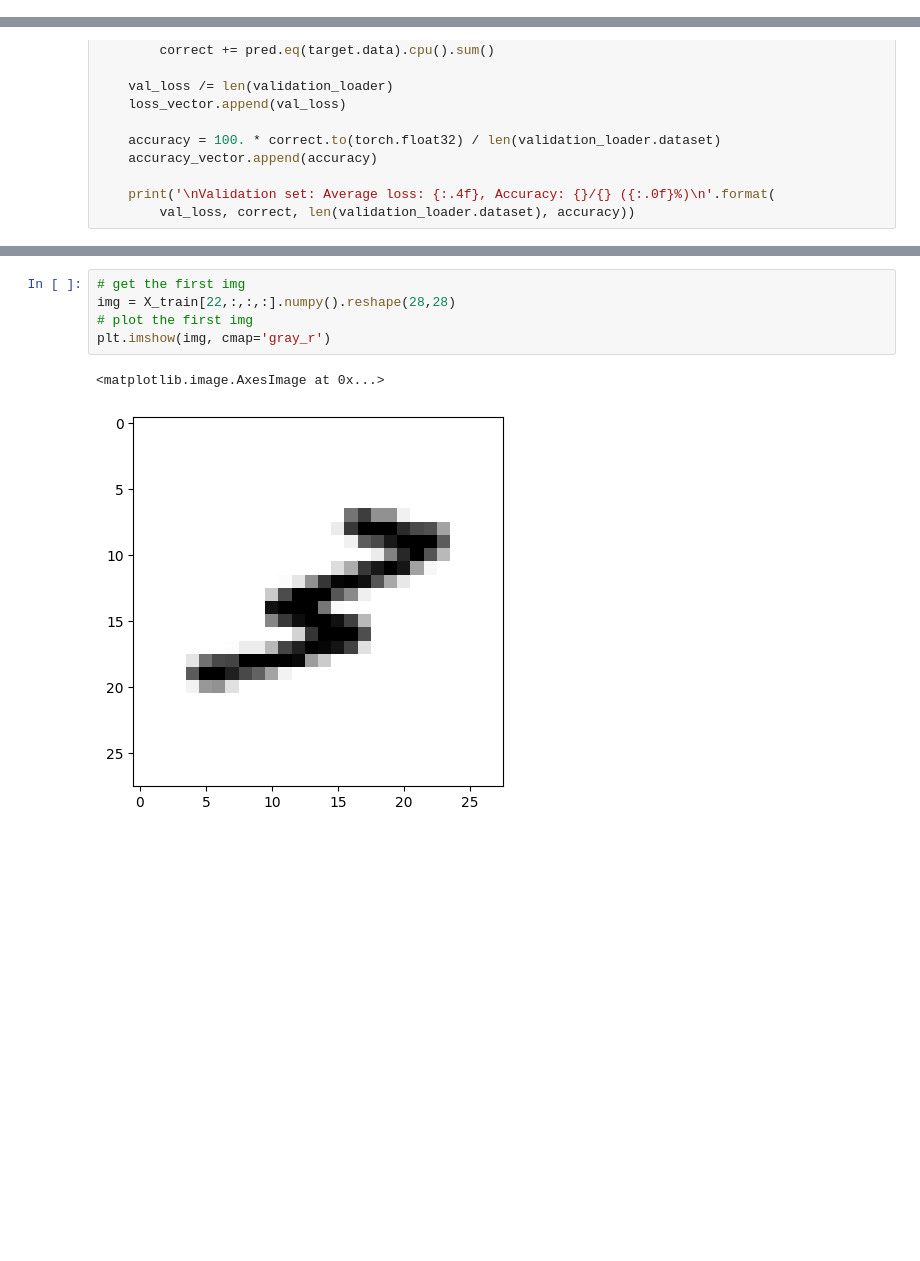
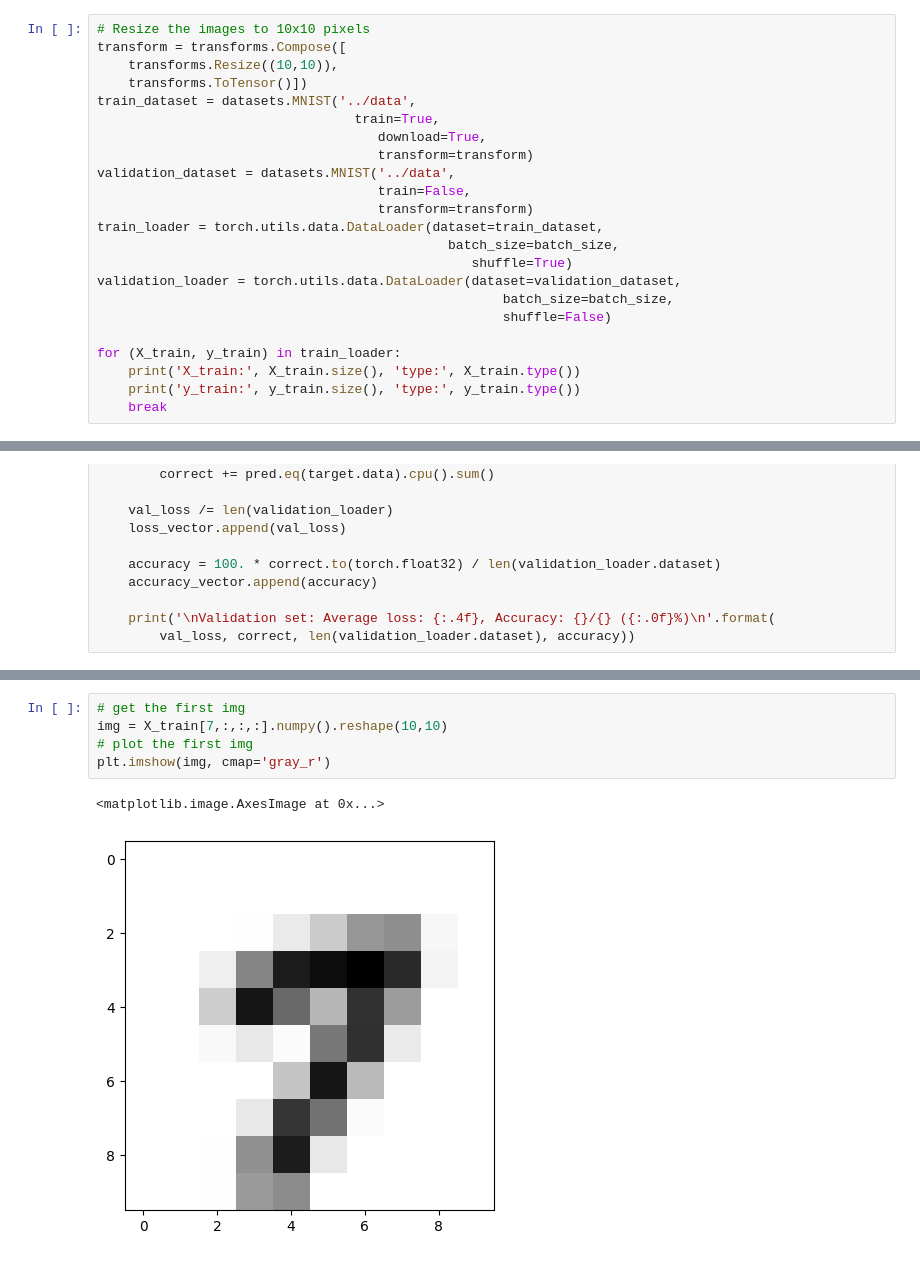
Before and after one commit to SheepSeb/mlp.c, a Jupyter notebook: notebooks/pytorch_MLP.ipynb, the cells around one changed output, grey strips where cells are left out. Saved outputs shown, nothing was run; the diff lists cells and outputs as text; blank space fills up the shorter version.

```diff
--- a/notebooks/pytorch_MLP.ipynb
+++ b/notebooks/pytorch_MLP.ipynb
@@ -76,0 +56,23 @@ for i in range(10):
+# %%
+# Resize the images to 10x10 pixels
+transform = transforms.Compose([
+    transforms.Resize((10,10)),
+    transforms.ToTensor()])
+train_dataset = datasets.MNIST('../data',
+                                 train=True,
+                                    download=True,
+                                    transform=transform)
+validation_dataset = datasets.MNIST('../data',
+                                    train=False,
+                                    transform=transform)
+train_loader = torch.utils.data.DataLoader(dataset=train_dataset,
+                                             batch_size=batch_size,
+                                                shuffle=True)
+validation_loader = torch.utils.data.DataLoader(dataset=validation_dataset,
+                                                    batch_size=batch_size,
+                                                    shuffle=False)
+
+for (X_train, y_train) in train_loader:
+    print('X_train:', X_train.size(), 'type:', X_train.type())
+    print('y_train:', y_train.size(), 'type:', y_train.type())
+    break
@@ -199,9 +235,9 @@ len(model.state_dict()['fc1.weight'])
 # %%
 # get the first img
-img = X_train[22,:,:,:].numpy().reshape(28,28)
+img = X_train[7,:,:,:].numpy().reshape(10,10)
 # plot the first img
 plt.imshow(img, cmap='gray_r')
 # %% [output]
 <matplotlib.image.AxesImage at 0x...>
-[figure, old version]
+[figure, new version]
 # %%
```
Also changed, not shown: parts of 22 cells of this notebook, 2 other files.
